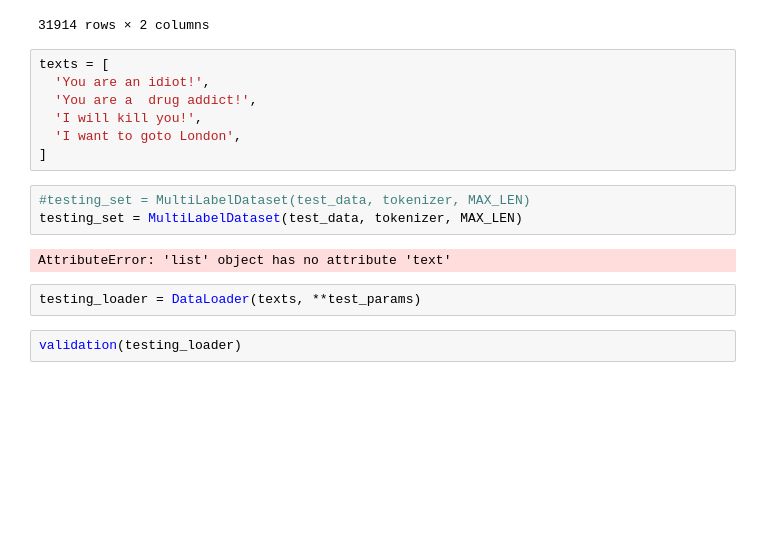
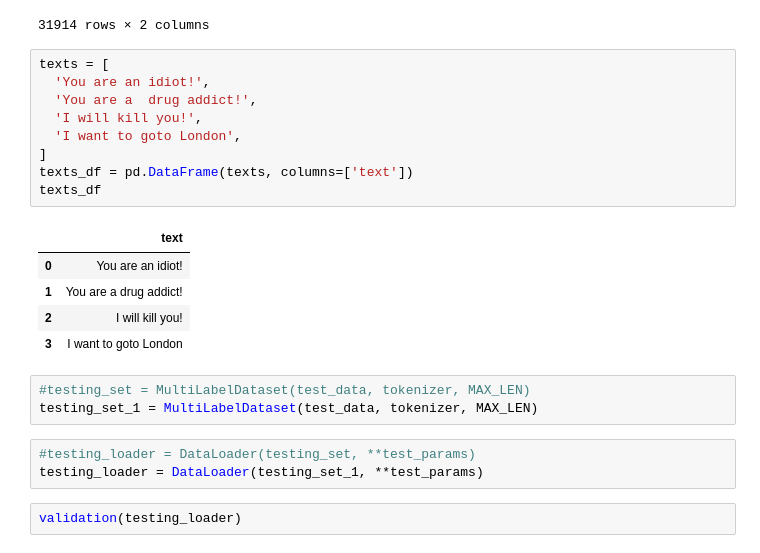
Before and after one commit to drew6050/llm-fine-tune-multilabel-text, a Jupyter notebook: Transformers_multilabel_distilbert.ipynb, the cells around one changed output. Cells and saved outputs as stored; diff of their text form; blank space fills up the shorter version.

```diff
--- a/Transformers_multilabel_distilbert.ipynb
+++ b/Transformers_multilabel_distilbert.ipynb
@@ -478,17 +478,24 @@ test_data
 # %%
 texts = [
   'You are an idiot!',
   'You are a  drug addict!',
   'I will kill you!',
   'I want to goto London',
 ]
+texts_df = pd.DataFrame(texts, columns=['text'])
+texts_df
+# %% [output]
+|  | text |
+| 0 | You are an idiot! |
+| 1 | You are a drug addict! |
+| 2 | I will kill you! |
+| 3 | I want to goto London |
 # %%
 #testing_set = MultiLabelDataset(test_data, tokenizer, MAX_LEN)
-testing_set = MultiLabelDataset(test_data, tokenizer, MAX_LEN)
+testing_set_1 = MultiLabelDataset(test_data, tokenizer, MAX_LEN)
-# %% [output]
-AttributeError: 'list' object has no attribute 'text'
-# %%
-testing_loader = DataLoader(texts, **test_params)
+# %%
+#testing_loader = DataLoader(testing_set, **test_params)
+testing_loader = DataLoader(testing_set_1, **test_params)
 # %%
 validation(testing_loader)
 # %% [output]
```
